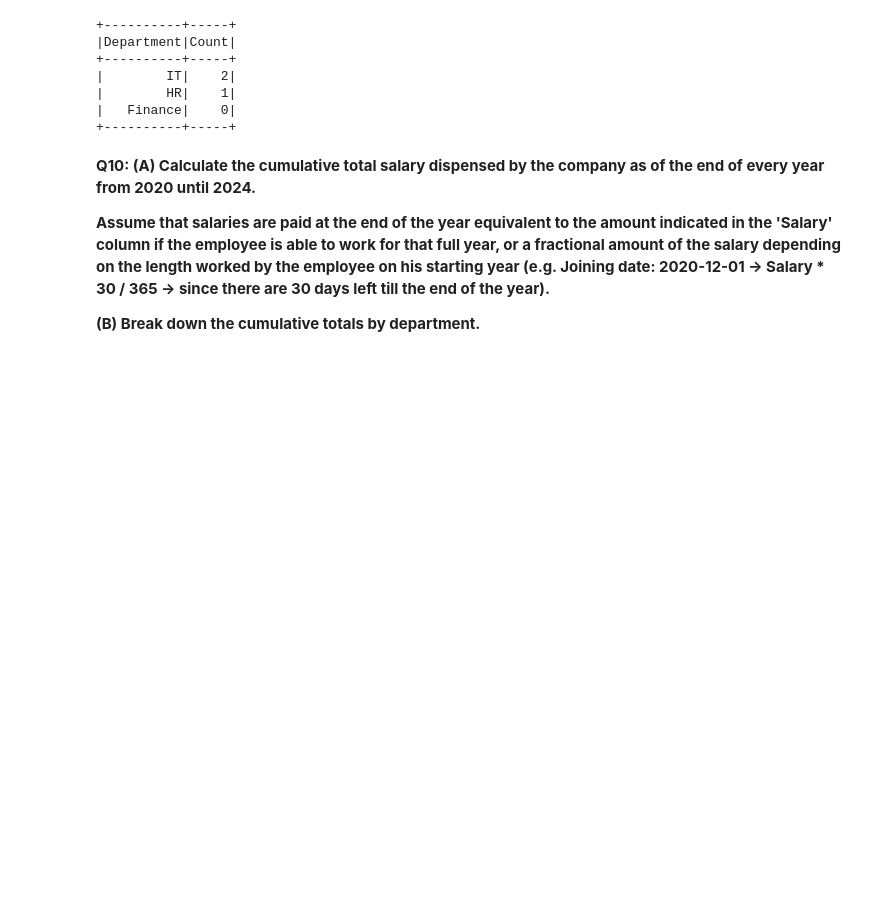
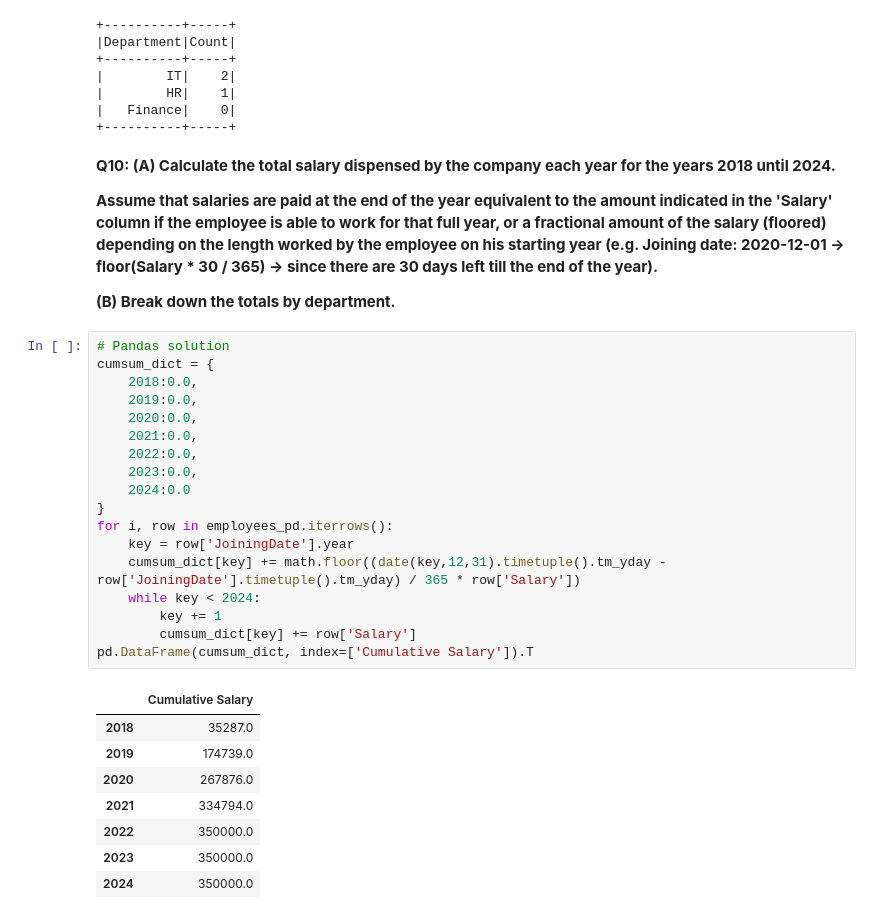
Before and after one commit to 20100215/DA-Must-Knows_Pandas-PySpark-SQL, a Jupyter notebook: notebook.ipynb, the cells around one changed output. Drawn from its saved outputs; the diff is of its cells as text; blank space fills up the shorter version.

Commit message:
feat: add Q10 (Pandas)

```diff
--- a/notebook.ipynb
+++ b/notebook.ipynb
@@ -553,8 +554,35 @@ tenure_counts.orderBy(F.desc('Count')).show()
 |   Finance|    0|
 +----------+-----+
 # %% [markdown]
-**Q10: (A) Calculate the cumulative total salary dispensed by the company as of the end of every year from 2020 until 2024.**
+**Q10: (A) Calculate the total salary dispensed by the company each year for the years 2018 until 2024.**
 
-**Assume that salaries are paid at the end of the year equivalent to the amount indicated in the 'Salary' column if the employee is able to work for that full year, or a fractional amount of the salary depending on the length worked by the employee on his starting year (e.g. Joining date: 2020-12-01 -> Salary * 30 / 365 -> since there are 30 days left till the end of the year).**
+**Assume that salaries are paid at the end of the year equivalent to the amount indicated in the 'Salary' column if the employee is able to work for that full year, or a fractional amount of the salary (floored) depending on the length worked by the employee on his starting year (e.g. Joining date: 2020-12-01 -> floor(Salary * 30 / 365) -> since there are 30 days left till the end of the year).**
 
-**(B) Break down the cumulative totals by department.**
+**(B) Break down the totals by department.**
+# %%
+# Pandas solution
+cumsum_dict = {
+    2018:0.0,
+    2019:0.0,
+    2020:0.0,
+    2021:0.0,
+    2022:0.0,
+    2023:0.0,
+    2024:0.0
+}
+for i, row in employees_pd.iterrows():
+    key = row['JoiningDate'].year
+    cumsum_dict[key] += math.floor((date(key,12,31).timetuple().tm_yday - row['JoiningDate'].timetuple().tm_yday) / 365 * row['Salary'])
+    while key < 2024:
+        key += 1
+        cumsum_dict[key] += row['Salary']
+pd.DataFrame(cumsum_dict, index=['Cumulative Salary']).T
+# %% [output]
+|  | Cumulative Salary |
+| 2018 | 35287.0 |
+| 2019 | 174739.0 |
+| 2020 | 267876.0 |
+| 2021 | 334794.0 |
+| 2022 | 350000.0 |
+| 2023 | 350000.0 |
+| 2024 | 350000.0 |
```
Also changed, not shown: parts of 1 cell of this notebook, 1 other file.
